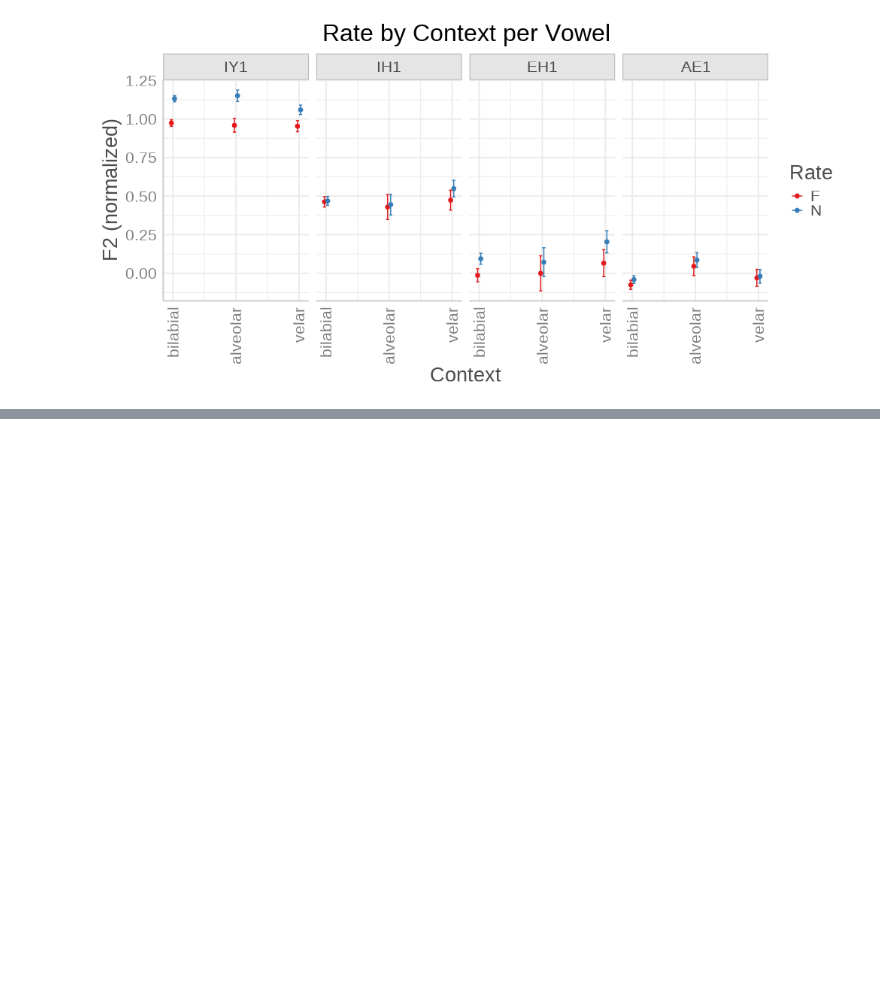
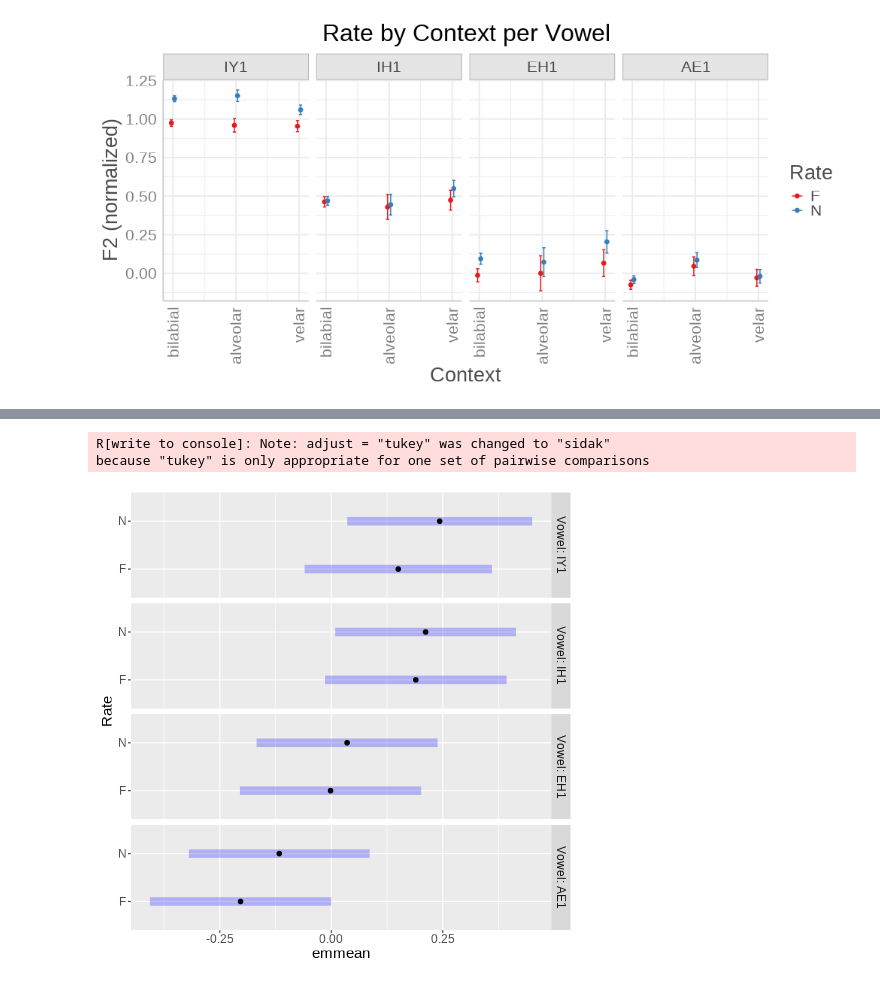
Before and after one commit to jaekookang/Articulatory-Data-Processor, a Jupyter notebook: 1-04_acous_analysis.ipynb, the cells around one changed output, grey strips where cells are left out. Cells and saved outputs as stored; diff of their text form; code cells hidden in the pictures; blank space fills up the shorter version.

```diff
--- a/1-04_acous_analysis.ipynb
+++ b/1-04_acous_analysis.ipynb
@@ -1019,0 +1047,4 @@ plot_model(m.F2, type = "pred", terms = c("Context", "Rate", "Vowel"), show.valu
+# %%
+%%R
+m.F3 = lmer(F3_norm ~ Rate*Context*Vowel + (1|Speaker), data=d)
+summary(m.F3)
@@ -1019,0 +1092,5 @@ plot_model(m.F2, type = "pred", terms = c("Context", "Rate", "Vowel"), show.valu
+# %%
+%%R
+# emm_options(pbkrtest.limit = 89315)
+em.F3 = emmeans(m.F3, ~ Rate|Vowel, adjust = "tukey")
+pairs(em.F3)
@@ -1019,0 +1127,4 @@ plot_model(m.F2, type = "pred", terms = c("Context", "Rate", "Vowel"), show.valu
+# %%
+%%R
+em.F3_ = emmeans(m.F3, ~ Rate|Context, adjust = "tukey")
+pairs(em.F3_)
@@ -1019,0 +1157,4 @@ plot_model(m.F2, type = "pred", terms = c("Context", "Rate", "Vowel"), show.valu
+# %%
+%%R
+em.F3.poa = emmeans(m.F3, ~ Rate|Context|Vowel, adjust = "tukey")
+pairs(em.F3.poa)
@@ -1019,0 +1188,9 @@ plot_model(m.F2, type = "pred", terms = c("Context", "Rate", "Vowel"), show.valu
+# %%
+%%R
+cex <- 1.7
+par(cex.lab=cex, cex.axis=cex, cex.main=cex)
+plot(em.F3, by = "Vowel", intervals = TRUE, type = "response")
+# %% [output]
+R[write to console]: Note: adjust = "tukey" was changed to "sidak"
+because "tukey" is only appropriate for one set of pairwise comparisons
+[figure, added]
```
Also changed, not shown: parts of 27 cells of this notebook.
